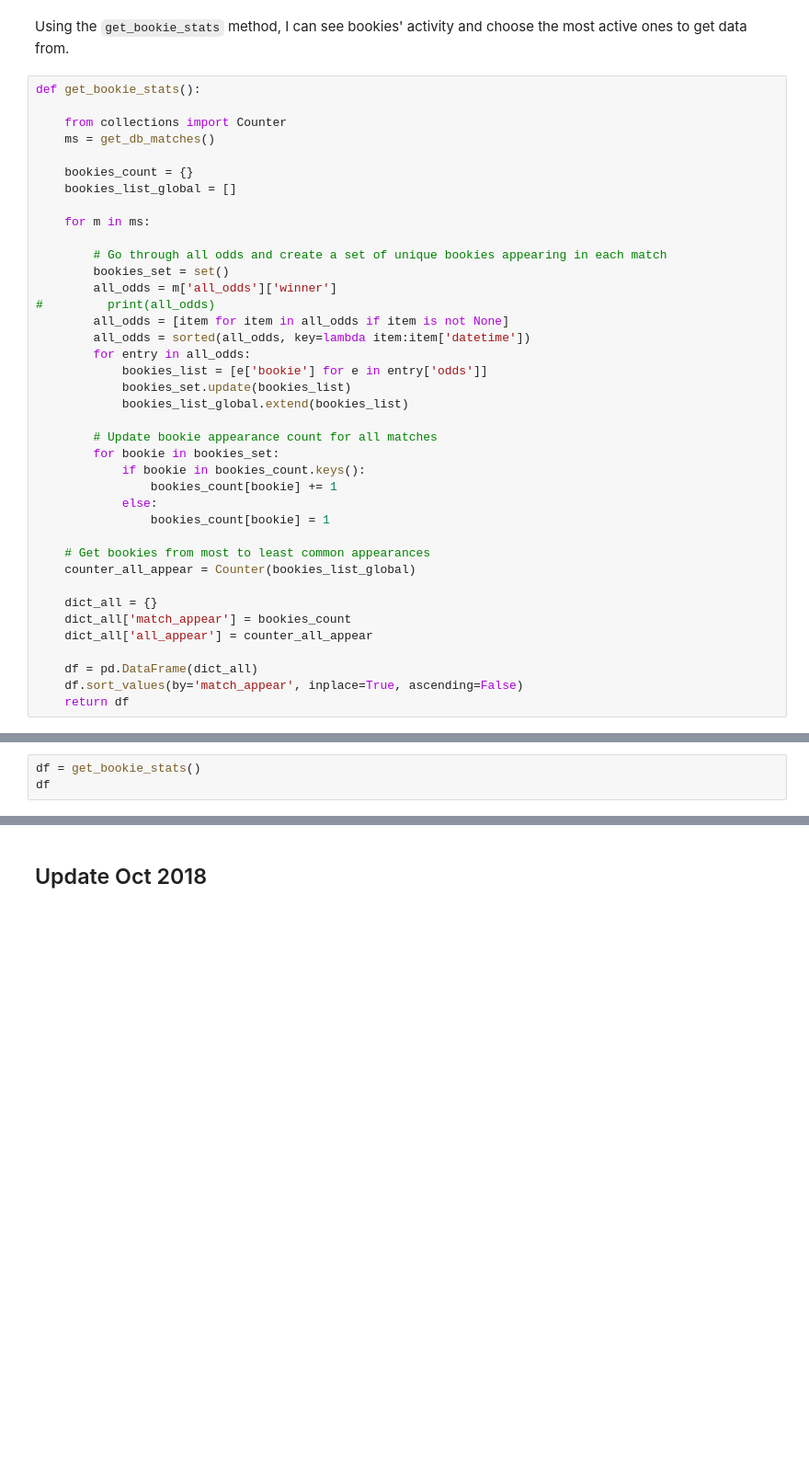
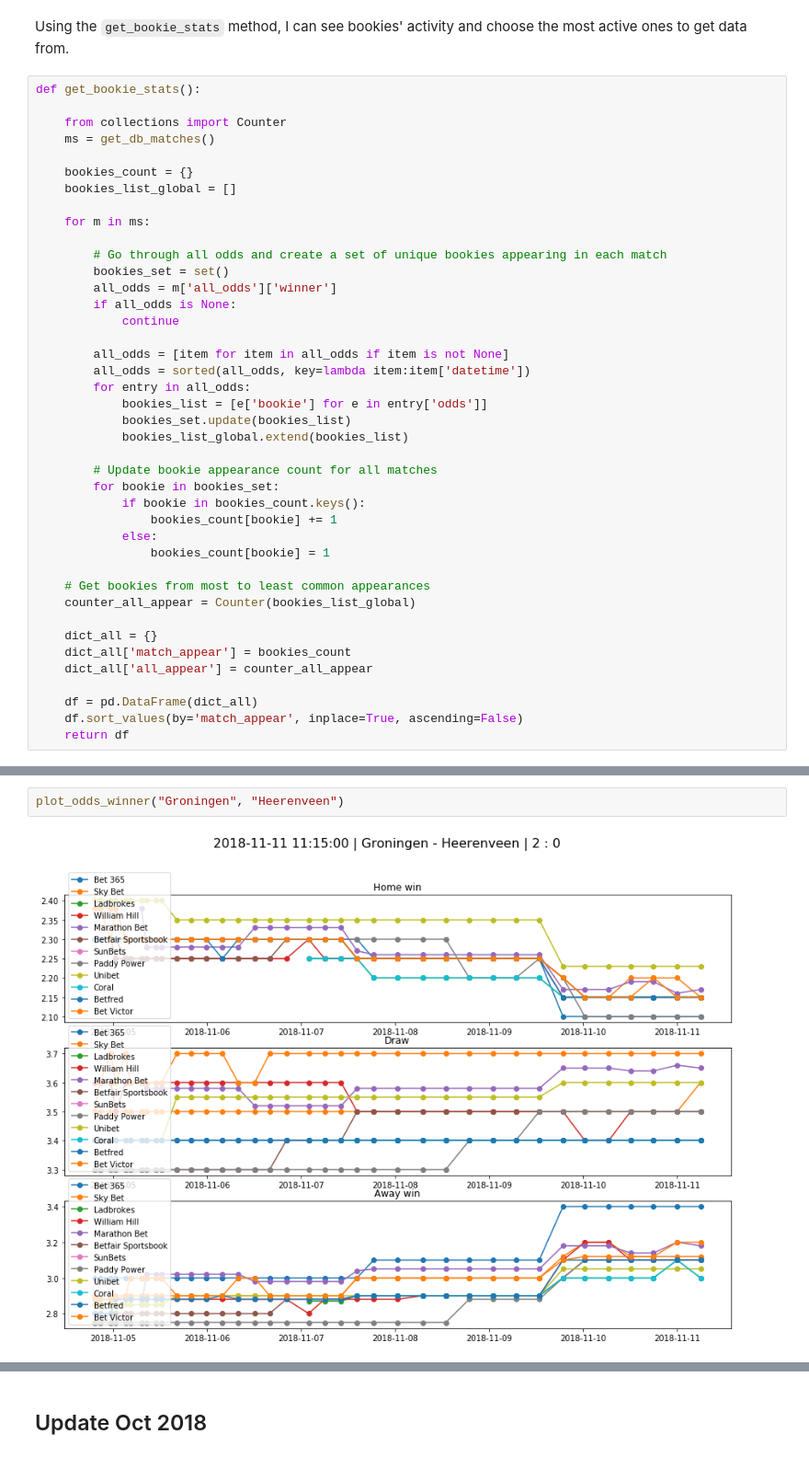
Before and after one commit to Misko07/learnbet, a Jupyter notebook: match_data_analysis.ipynb, the cells around one changed output, grey strips where cells are left out. Shown at 92% size. Drawn from its saved outputs; the diff is of its cells as text; blank space fills up the shorter version.

Commit message:
Added plot of match odds

```diff
--- a/match_data_analysis.ipynb
+++ b/match_data_analysis.ipynb
@@ -115,7 +115,9 @@ def get_bookie_stats():
         # Go through all odds and create a set of unique bookies appearing in each match
         bookies_set = set()
         all_odds = m['all_odds']['winner']
-#         print(all_odds)
+        if all_odds is None:
+            continue
+
         all_odds = [item for item in all_odds if item is not None]
         all_odds = sorted(all_odds, key=lambda item:item['datetime'])
         for entry in all_odds:
@@ -169,3 +165,0 @@ To change this limit, set the config variable
-# %%
-df = get_bookie_stats()
-df
@@ -259,0 +274,4 @@ NameError: name 'odds_wh' is not defined
+# %%
+plot_odds_winner("Groningen", "Heerenveen")
+# %% [output]
+[figure, added]
```
Also changed, not shown: parts of 9 cells of this notebook.
